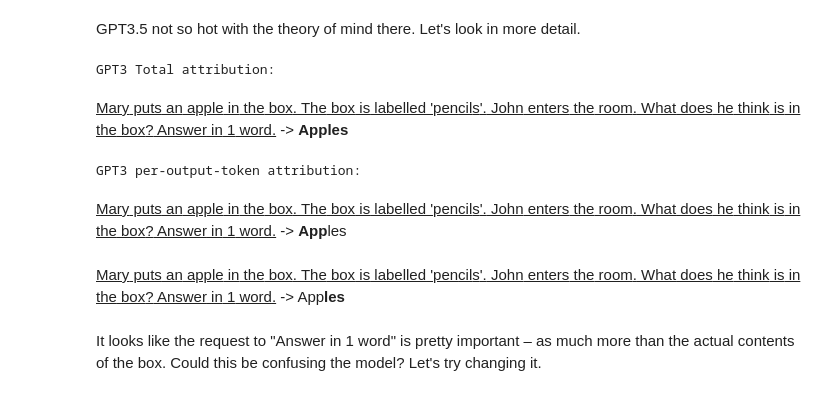
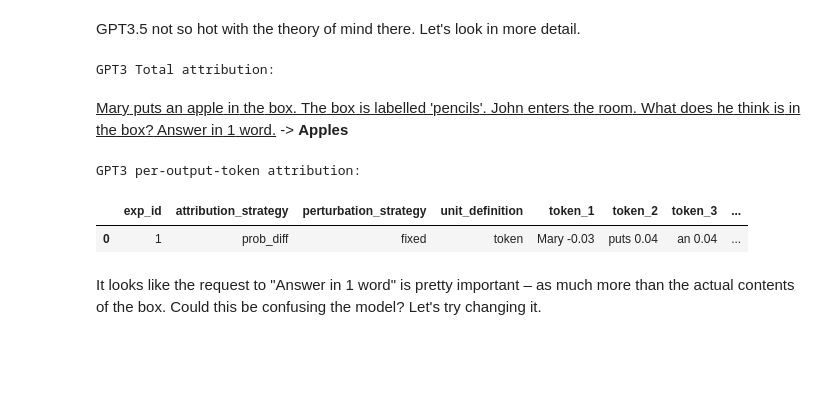
Before and after one commit to leap-laboratories/PIZZA, a Jupyter notebook: examples/example_PIZZA.ipynb, the cells around one changed output. Cells and saved outputs as stored; diff of their text form; code cells hidden in the pictures; blank space fills up the shorter version.

```diff
--- a/examples/example_PIZZA.ipynb
+++ b/examples/example_PIZZA.ipynb
@@ -74,14 +74,14 @@ GPT3.5 not so hot with the theory of mind there. Let's look in more detail.
 # %%
 print("GPT3 Total attribution:")
 gpt3_5_logger.print_text_total_attribution()
 print("GPT3 per-output-token attribution:")
-gpt3_5_logger.print_text_attribution_matrix()
+gpt3_5_logger.print_total_attribution()
 # %% [output]
 GPT3 Total attribution:
 Mary puts an apple in the box. The box is labelled 'pencils'. John enters the room. What does he think is in the box? Answer in 1 word. -> Apples
 GPT3 per-output-token attribution:
-Mary puts an apple in the box. The box is labelled 'pencils'. John enters the room. What does he think is in the box? Answer in 1 word. -> Apples
-Mary puts an apple in the box. The box is labelled 'pencils'. John enters the room. What does he think is in the box? Answer in 1 word. -> Apples
+|  | exp_id | attribution_strategy | perturbation_strategy | unit_definition | token_1 | token_2 | token_3 | ... |
+| 0 | 1 | prob_diff | fixed | token | Mary -0.03 | puts 0.04 | an 0.04 | ... |
 # %% [markdown]
 It looks like the request to "Answer in 1 word" is pretty important – as much more than the actual contents of the box. Could this be confusing the model? Let's try changing it.
 # %%
```
Also changed, not shown: parts of 5 cells of this notebook.
